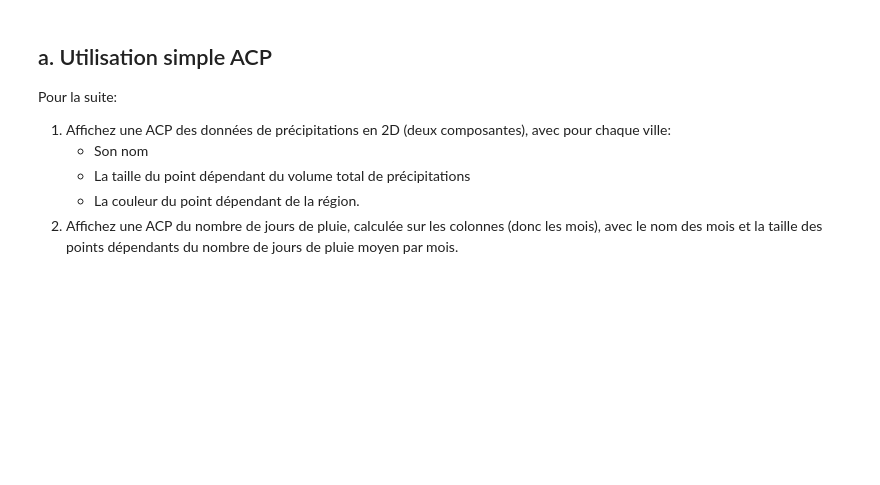
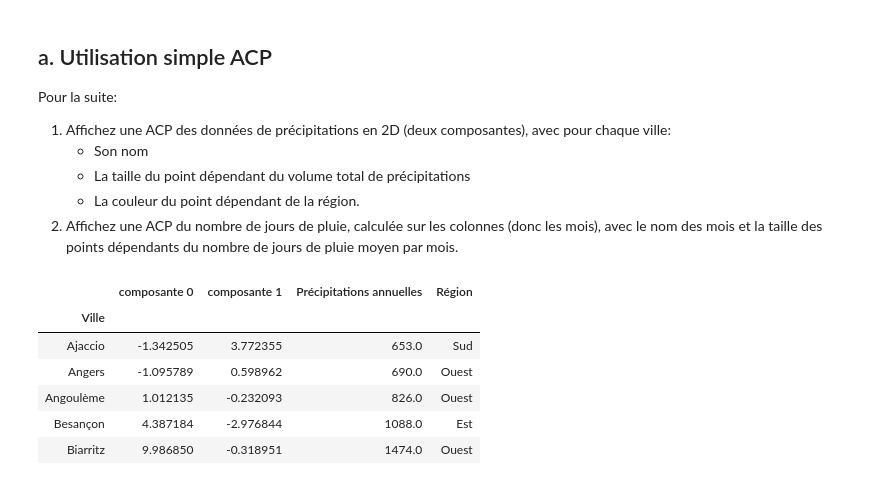
Before and after one commit to campusplage/compte-rendus-brun-franc, a Jupyter notebook: TP2_sklearn.ipynb, the cells around one changed output. Cells and saved outputs as stored; diff of their text form; code cells hidden in the pictures; blank space fills up the shorter version.

```diff
--- a/TP2_sklearn.ipynb
+++ b/TP2_sklearn.ipynb
@@ -390,0 +389,47 @@ Pour la suite:
+# %%
+# ACP des précipitations par ville
+
+
+# Importons scikit-learn
+from sklearn.decomposition import PCA
+from sklearn.preprocessing import StandardScaler
+
+# Extrayons les données de précipitations
+data_columns = raw_data.columns[:12]
+x = raw_data[data_columns]
+
+# Maintenant, normalisons les données, c'est très simple avec scikit-learn
+x = StandardScaler().fit_transform(x)
+
+# Procédons à l'ACP, avec 2 composantes
+n_components = 2
+
+# Cela se fait en créant d'abord un objet de type `PCA`
+pca = PCA(n_components=n_components)
+
+# Puis de l'appliquer sur les données
+pca.fit(x);
+
+# appliquons l'ACP apprise
+x_transformed = pca.transform(x)
+
+# créons un DataFrame pandas pour ces données transformées, de manière à les afficher de manière pratique
+pca_names = ['composante %d' % d for d in range(n_components)]
+data_pca = pandas.DataFrame(x_transformed,
+                            index=raw_data.index,
+                            columns=pca_names)
+
+# rajoutons l'info de région et de précipitations annuelles des données initiales
+data_pca['Précipitations annuelles'] = raw_data['Précipitations annuelles']
+data_pca['Région'] = raw_data['Géographie']
+
+# affichons les premiers échantillons
+data_pca.head()
+# %% [output]
+|  | composante 0 | composante 1 | Précipitations annuelles | Région |
+| Ville |  |  |  |  |
+| Ajaccio | -1.342505 | 3.772355 | 653.0 | Sud |
+| Angers | -1.095789 | 0.598962 | 690.0 | Ouest |
+| Angoulème | 1.012135 | -0.232093 | 826.0 | Ouest |
+| Besançon | 4.387184 | -2.976844 | 1088.0 | Est |
+| Biarritz | 9.986850 | -0.318951 | 1474.0 | Ouest |
```
Also changed, not shown: parts of 7 cells of this notebook.
